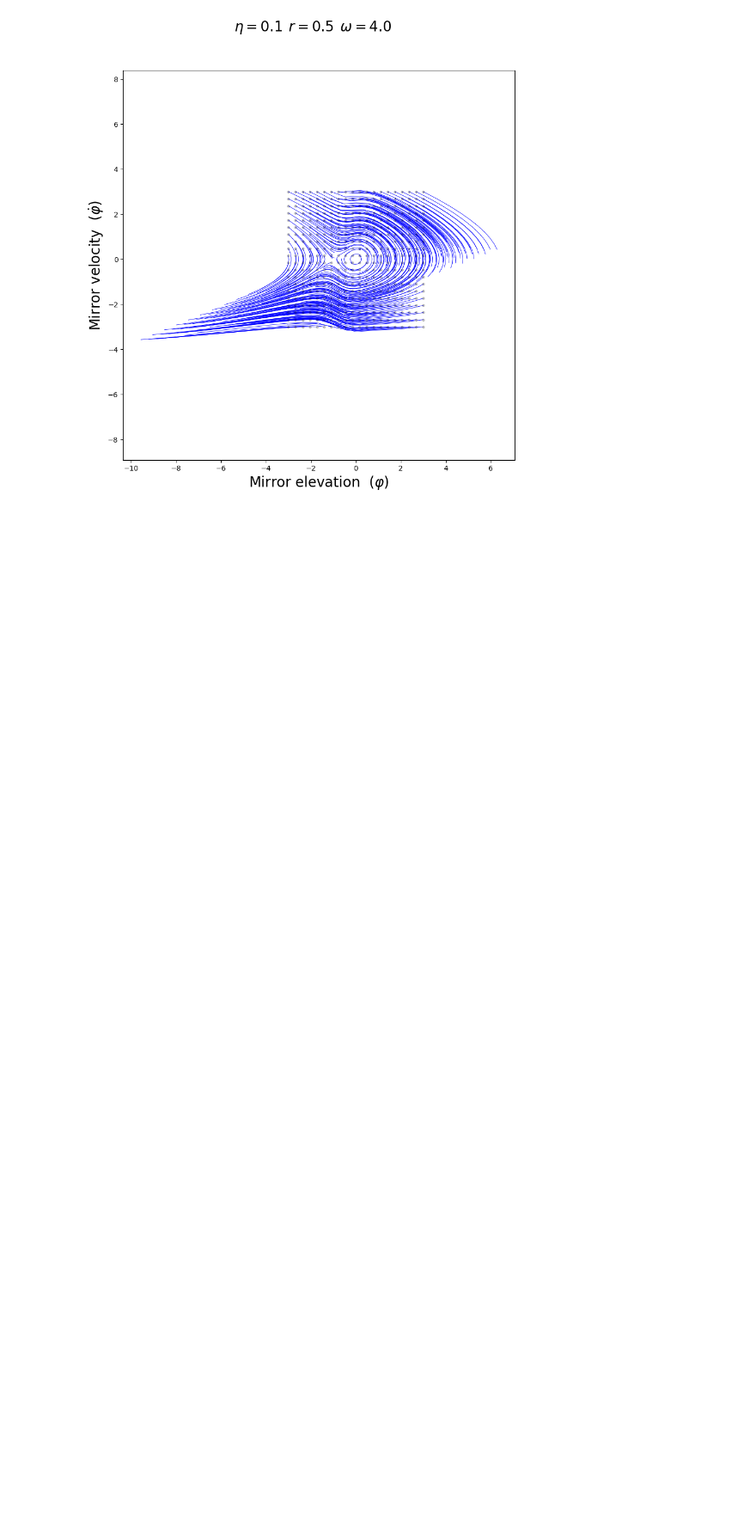
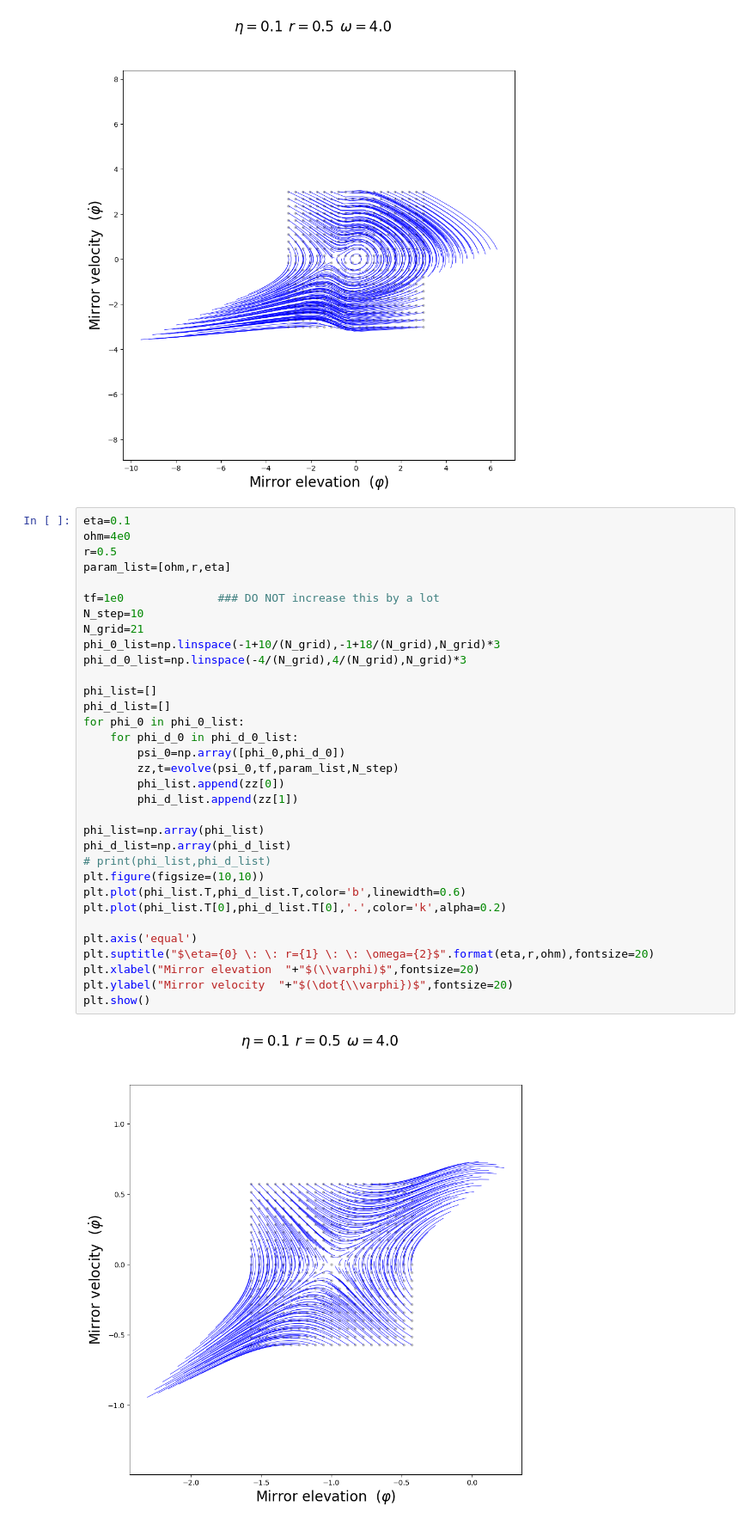
Before and after one commit to Satyamjha2/Optomechanics, a Jupyter notebook: levitating_mirror_plots.ipynb, the cells around one changed output. Shown at 86% size. Cells and saved outputs as stored; diff of their text form; blank space fills up the shorter version.

```diff
--- a/levitating_mirror_plots.ipynb
+++ b/levitating_mirror_plots.ipynb
@@ -326,6 +439,41 @@ plt.ylabel("Mirror velocity  "+"$(\dot{\\varphi})$",fontsize=20)
 plt.show()
 # %% [output]
 [figure]
+# %%
+eta=0.1
+ohm=4e0
+r=0.5
+param_list=[ohm,r,eta]
+
+tf=1e0              ### DO NOT increase this by a lot
+N_step=10
+N_grid=21
+phi_0_list=np.linspace(-1+10/(N_grid),-1+18/(N_grid),N_grid)*3
+phi_d_0_list=np.linspace(-4/(N_grid),4/(N_grid),N_grid)*3
+
+phi_list=[]
+phi_d_list=[]
+for phi_0 in phi_0_list:
+    for phi_d_0 in phi_d_0_list:
+        psi_0=np.array([phi_0,phi_d_0])
+        zz,t=evolve(psi_0,tf,param_list,N_step)
+        phi_list.append(zz[0])
+        phi_d_list.append(zz[1])
+
+phi_list=np.array(phi_list)
+phi_d_list=np.array(phi_d_list)
+# print(phi_list,phi_d_list)
+plt.figure(figsize=(10,10))
+plt.plot(phi_list.T,phi_d_list.T,color='b',linewidth=0.6)
+plt.plot(phi_list.T[0],phi_d_list.T[0],'.',color='k',alpha=0.2)
+
+plt.axis('equal')
+plt.suptitle("$\eta={0} \: \: r={1} \: \: \omega={2}$".format(eta,r,ohm),fontsize=20)
+plt.xlabel("Mirror elevation  "+"$(\\varphi)$",fontsize=20)
+plt.ylabel("Mirror velocity  "+"$(\dot{\\varphi})$",fontsize=20)
+plt.show()
+# %% [output]
+[figure, added]
 # %%
 phi=np.linspace(-10,10,100)
 r_list=np.linspace(1,2,3)
```
Also changed, not shown: parts of 3 cells of this notebook.
